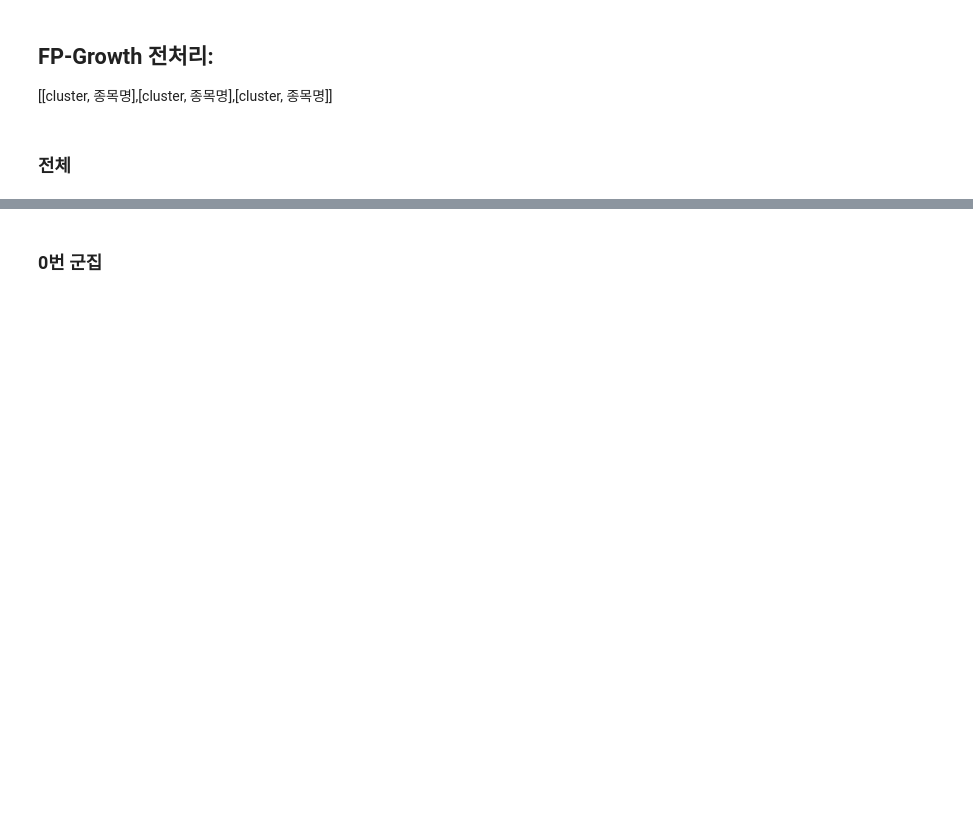
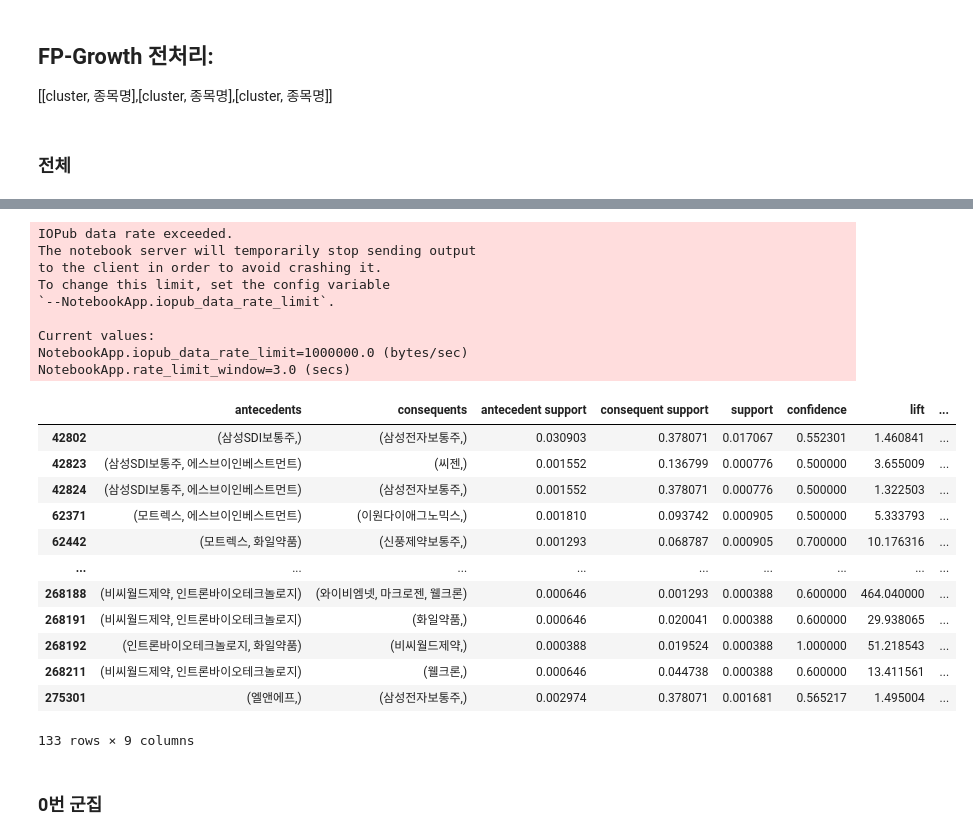
Before and after one commit to christine127/Portfolio_Recommendation_Project, a Jupyter notebook: 알고리즘.ipynb, the cells around one changed output, grey strips where cells are left out. Cells and saved outputs as stored; diff of their text form; code cells hidden in the pictures; blank space fills up the shorter version.

```diff
--- a/알고리즘.ipynb
+++ b/알고리즘.ipynb
@@ -75,4 +91,5 @@ customer_info =customer_info.dropna()
 # %%
 # lst2 = list(file.groupby('고객구분코드')['code'].unique().agg(list) + file.groupby('고객구분코드')['cluster'].unique().agg(list))
-lst2 = list(customer_info['상품명']+ customer_info['cluster'].astype(str).apply(list))
-lst2
+# lst_whole = list(customer_info['상품명']+ customer_info['cluster'].astype(str).apply(list))
+lst_whole = customer_info['상품명']
+# lst_sample = list(sample_info['상품명']+ sample_info['cluster'].astype(str).apply(list))
@@ -97,6 +96,8 @@ lst2
 # %%
 from mlxtend.preprocessing import TransactionEncoder
 te = TransactionEncoder()
-te_ary2 = te.fit(lst2).transform(lst2)
-df2 = pd.DataFrame(te_ary2, columns=te.columns_)
-df2
+te_ary_whole = te.fit(lst_whole).transform(lst_whole)
+df_whole = pd.DataFrame(te_ary_whole, columns=te.columns_)
+
+# te_ary_sample = te.fit(lst_sample).transform(lst_sample)
+# df_sample = pd.DataFrame(te_ary_sample, columns=te.columns_)
@@ -138,0 +108,19 @@ fp_whole.sort_values('support',ascending =False)
+# %%
+# pd.set_option('display.max_rows',1000)
+from mlxtend.frequent_patterns import association_rules, fpgrowth
+fp_whole = fpgrowth(df_whole, 0.0003, True)
+rules = association_rules(fp_whole, metric='confidence',min_threshold = 0.5)
+
+# fp_whole.sort_values('support',ascending =False)
+# fp_whole.loc[fp_whole.itemsets.apply(lambda x: len(x))>1,:].reset_index(drop=True).sort_values('support')
+# %%
+from itertools import combinations
+
+a=sample_info.iloc[8,-1]
+result=[]
+
+for i in range(0,len(a)+1):
+    c=combinations(a,i)
+    result.extend(c)
+
+print(result)
@@ -139,3 +137,30 @@ fp_whole.sort_values('support',ascending =False)
+# %%
+# rules[['antecedents','consequents']] = rules[['antecedents','consequents']].applymap(lambda x: tuple(x))
+print(result)
+rules.loc[rules.antecedents.isin(result),:]
+# %% [output]
+IOPub data rate exceeded.
+The notebook server will temporarily stop sending output
+to the client in order to avoid crashing it.
+To change this limit, set the config variable
+`--NotebookApp.iopub_data_rate_limit`.
+
+Current values:
+NotebookApp.iopub_data_rate_limit=1000000.0 (bytes/sec)
+NotebookApp.rate_limit_window=3.0 (secs)
+|  | antecedents | consequents | antecedent support | consequent support | support | confidence | lift | ... |
+| 42802 | (삼성SDI보통주,) | (삼성전자보통주,) | 0.030903 | 0.378071 | 0.017067 | 0.552301 | 1.460841 | ... |
+| 42823 | (삼성SDI보통주, 에스브이인베스트먼트) | (씨젠,) | 0.001552 | 0.136799 | 0.000776 | 0.500000 | 3.655009 | ... |
+| 42824 | (삼성SDI보통주, 에스브이인베스트먼트) | (삼성전자보통주,) | 0.001552 | 0.378071 | 0.000776 | 0.500000 | 1.322503 | ... |
+| 62371 | (모트렉스, 에스브이인베스트먼트) | (이원다이애그노믹스,) | 0.001810 | 0.093742 | 0.000905 | 0.500000 | 5.333793 | ... |
+| 62442 | (모트렉스, 화일약품) | (신풍제약보통주,) | 0.001293 | 0.068787 | 0.000905 | 0.700000 | 10.176316 | ... |
+| ... | ... | ... | ... | ... | ... | ... | ... | ... |
+| 268188 | (비씨월드제약, 인트론바이오테크놀로지) | (와이비엠넷, 마크로젠, 웰크론) | 0.000646 | 0.001293 | 0.000388 | 0.600000 | 464.040000 | ... |
+| 268191 | (비씨월드제약, 인트론바이오테크놀로지) | (화일약품,) | 0.000646 | 0.020041 | 0.000388 | 0.600000 | 29.938065 | ... |
+| 268192 | (인트론바이오테크놀로지, 화일약품) | (비씨월드제약,) | 0.000388 | 0.019524 | 0.000388 | 1.000000 | 51.218543 | ... |
+| 268211 | (비씨월드제약, 인트론바이오테크놀로지) | (웰크론,) | 0.000646 | 0.044738 | 0.000388 | 0.600000 | 13.411561 | ... |
+| 275301 | (엘앤에프,) | (삼성전자보통주,) | 0.002974 | 0.378071 | 0.001681 | 0.565217 | 1.495004 | ... |
+133 rows × 9 columns
 # %% [markdown]
 ### 0번 군집
 # %%
```
Also changed, not shown: parts of 13 cells of this notebook.
